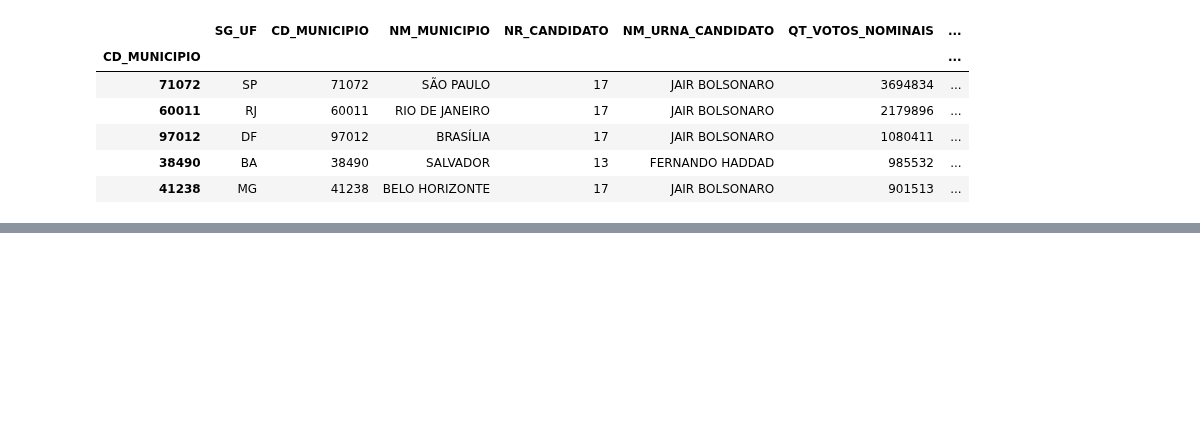
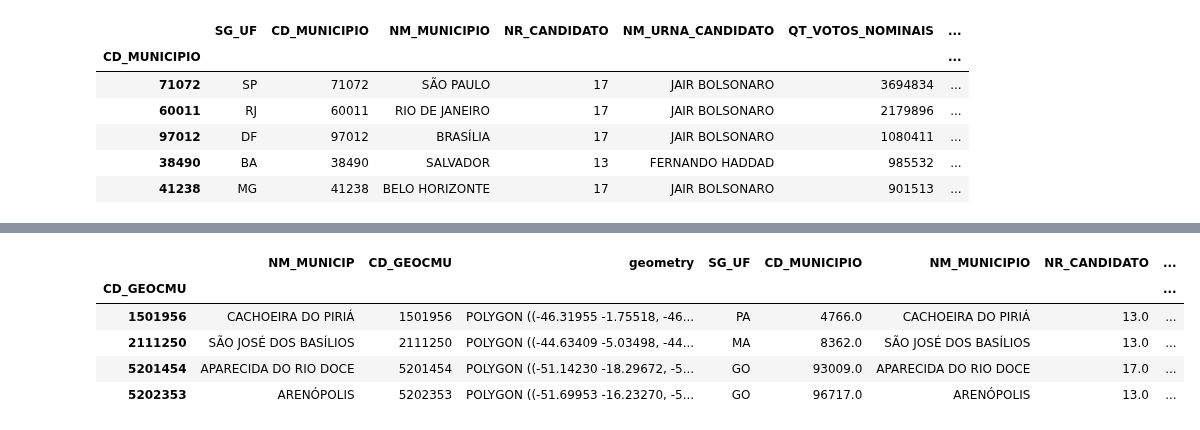
Before and after one commit to V1L3La/Learning-An-lise-de-Dados-em-Python, a Jupyter notebook: Mapa_das_Eleições_de_2018.ipynb, the cells around one changed output, grey strips where cells are left out. Saved outputs shown, nothing was run; the diff lists cells and outputs as text; code cells hidden in the pictures; blank space fills up the shorter version.

```diff
--- a/Mapa_das_Eleições_de_2018.ipynb
+++ b/Mapa_das_Eleições_de_2018.ipynb
@@ -446,0 +538,7 @@ df_vot_equ.head()
+# %%
+# (6)
+# Reindexar o dataframe de mapa pelo codigo do IBGE(= CD_GEOCMU)
+
+# drop=False ==> não descarta(apaga) a coluna original mais se torne o indice do df
+df_mapa.set_index('CD_GEOCMU', drop=False, inplace=True)
+df_mapa.head()
@@ -446,0 +568,12 @@ df_vot_equ.head()
+# %%
+# (7)
+# Juntar(MERGE) os dataframes df_mapa e df_vot_equ em um único dataframe
+df_mapa_novo = df_mapa.join(df_vot_equ)
+df_mapa_novo.head(4)
+# %% [output]
+|  | NM_MUNICIP | CD_GEOCMU | geometry | SG_UF | CD_MUNICIPIO | NM_MUNICIPIO | NR_CANDIDATO | ... |
+| CD_GEOCMU |  |  |  |  |  |  |  | ... |
+| 1501956 | CACHOEIRA DO PIRIÁ | 1501956 | POLYGON ((-46.31955 -1.75518, -46... | PA | 4766.0 | CACHOEIRA DO PIRIÁ | 13.0 | ... |
+| 2111250 | SÃO JOSÉ DOS BASÍLIOS | 2111250 | POLYGON ((-44.63409 -5.03498, -44... | MA | 8362.0 | SÃO JOSÉ DOS BASÍLIOS | 13.0 | ... |
+| 5201454 | APARECIDA DO RIO DOCE | 5201454 | POLYGON ((-51.14230 -18.29672, -5... | GO | 93009.0 | APARECIDA DO RIO DOCE | 17.0 | ... |
+| 5202353 | ARENÓPOLIS | 5202353 | POLYGON ((-51.69953 -16.23270, -5... | GO | 96717.0 | ARENÓPOLIS | 13.0 | ... |
```
Also changed, not shown: parts of 11 cells of this notebook.
